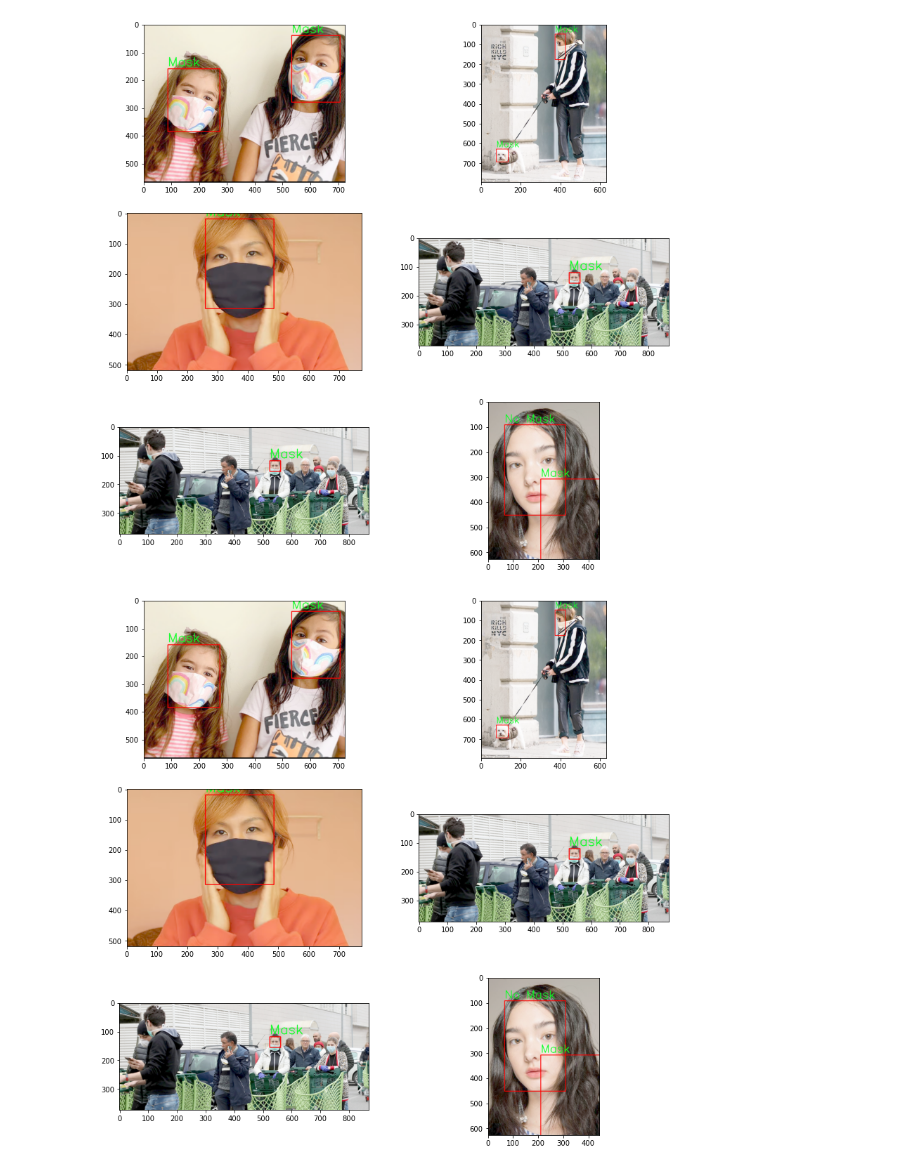
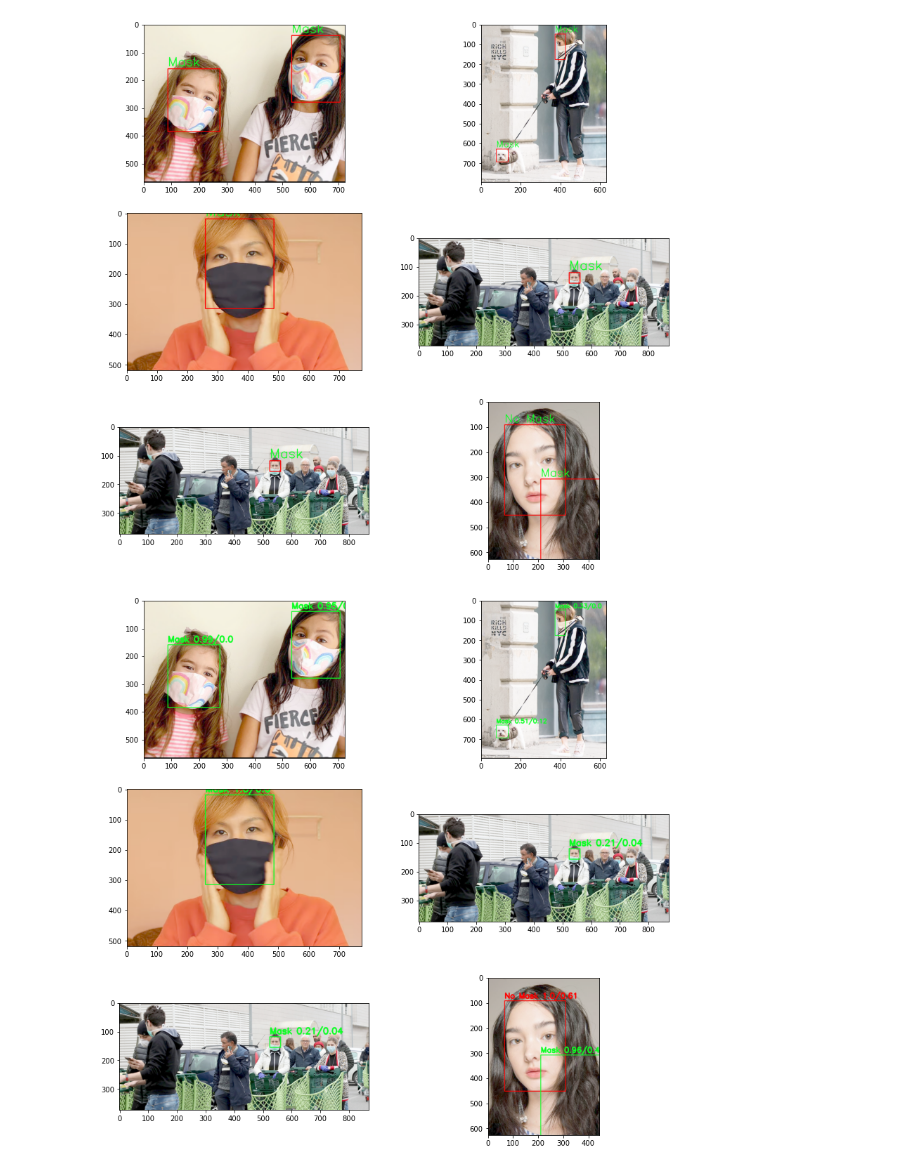
Before and after one commit to Ag0r9/mask-detector, a Jupyter notebook: first_face_mask_prototype.ipynb, the cells around one changed output. Saved outputs shown, nothing was run; the diff lists cells and outputs as text; code cells hidden in the pictures.

```diff
--- a/first_face_mask_prototype.ipynb
+++ b/first_face_mask_prototype.ipynb
@@ -191,6 +210,7 @@ fig = plt.figure(figsize = (14,14))
 rows = 3
 cols = 2
 axes = []
+img_size = 124
 assign = {'0':'Mask','1':"No Mask"}
 for j,im in enumerate(test_images):
     image =  cv2.imread(os.path.join(image_directory,im),1)
@@ -229,39 +249,44 @@ model = load_model('data/Mask_Detection_Model.h5')
 test_images = ['2756.png','5342.jpg', '4591.png','3939.png','3939.png','3911.png']
 
 gamma = 2.0
 fig = plt.figure(figsize = (14,14))
 rows = 3
 cols = 2
 axes = []
-assign = {'0':'Mask','1':"No Mask"}
+img_size = 124
+assign = {0:'Mask', 1:'No Mask'}
 for j,im in enumerate(test_images):
     image =  cv2.imread(os.path.join(image_directory,im),1)
     image =  adjust_gamma(image, gamma=gamma)
     (h, w) = image.shape[:2]
     blob = cv2.dnn.blobFromImage(cv2.resize(image, (300,300)), 1.0, (300, 300), (104.0, 177.0, 123.0))
     cvNet.setInput(blob)
     detections = cvNet.forward()
     for i in range(0, detections.shape[2]):
         try:
             box = detections[0, 0, i, 3:7] * np.array([w, h, w, h])
             (startX, startY, endX, endY) = box.astype("int")
             frame = image[startY:endY, startX:endX]
             confidence = detections[0, 0, i, 2]
             if confidence > 0.2:
-                im = cv2.resize(frame,(img_size,img_size))
-                im = np.array(im)/255.0
-                im = im.reshape(1,124,124,3)
-                result = model.predict(im)
-                if result>0.5:
+                confidence = round(confidence, 2)
+                im = cv2.resize(frame, (img_size, img_size))
+                im = np.array(im) / 255.0
+                im = im.reshape(1, 124, 124, 3)
+                result = round(model.predict(im)[0][0], 2)
+                if result > 0.5:
                     label_Y = 1
+                    rectangle_color = (0, 0, 255)
                 else:
                     label_Y = 0
-                cv2.rectangle(image, (startX, startY), (endX, endY), (0, 0, 255), 2)
-                cv2.putText(image,assign[str(label_Y)] , (startX, startY-10), cv2.FONT_HERSHEY_SIMPLEX, 1.5, (36,255,12), 2)
+                    rectangle_color = (36, 255, 12)
+                cv2.rectangle(image, (startX, startY), (endX, endY), rectangle_color, 2)
+                cv2.putText(image, f'{assign[label_Y]} {str(confidence)}/{str(result)}',
+                            (startX, startY - 10), cv2.FONT_HERSHEY_SIMPLEX, 1, rectangle_color, 4)
 
         except:pass
     axes.append(fig.add_subplot(rows, cols, j+1))
     plt.imshow(cv2.cvtColor(image, cv2.COLOR_BGR2RGB))
 plt.show()
 # %% [output]
-[figure, old version]
+[figure, new version]
```
Also changed, not shown: parts of 10 cells of this notebook, 9 other files.
